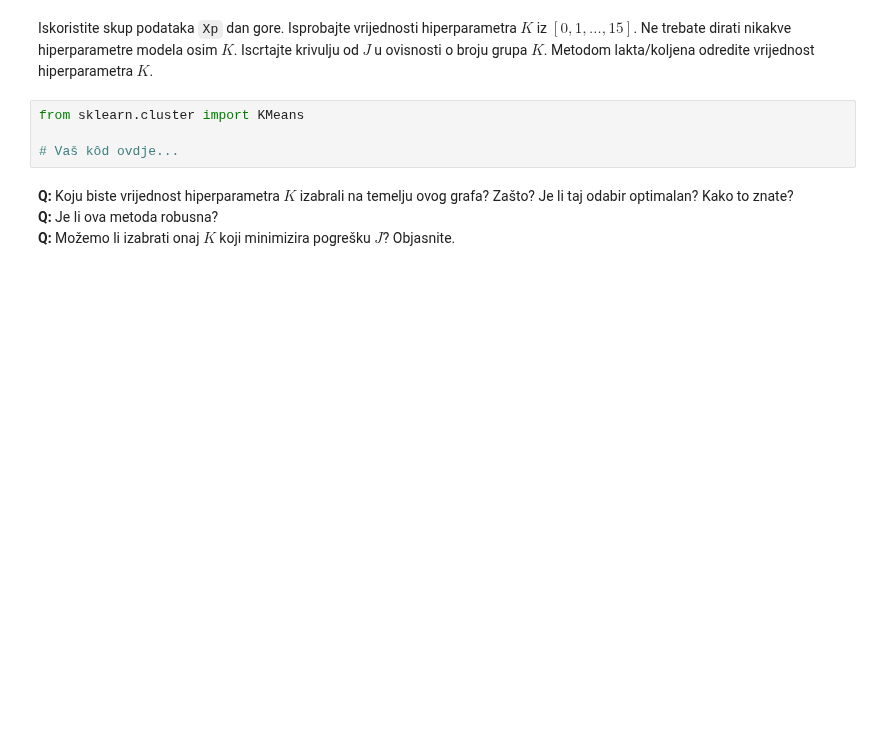
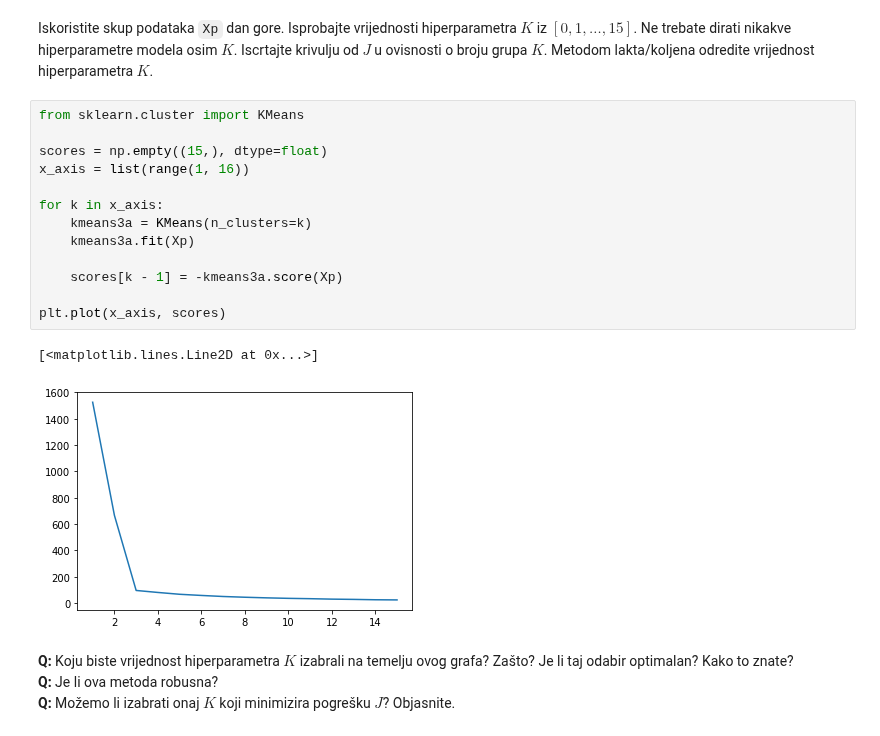
Before and after one commit to mateoim/su-lab-20-21, a Jupyter notebook: lab04/SU-2020-LAB04-0036509386.ipynb, the cells around one changed output. Drawn from its saved outputs; the diff is of its cells as text; blank space fills up the shorter version.

```diff
--- a/lab04/SU-2020-LAB04-0036509386.ipynb
+++ b/lab04/SU-2020-LAB04-0036509386.ipynb
@@ -481,10 +481,22 @@ plt.scatter(Xp[:,0], Xp[:,1], c=yp, cmap=plt.get_cmap("cool"), s=20)
 [figure]
 # %% [markdown]
 Iskoristite skup podataka `Xp` dan gore. Isprobajte vrijednosti hiperparametra $K$ iz $[0,1,\ldots,15]$. Ne trebate dirati nikakve hiperparametre modela osim $K$. Iscrtajte krivulju od $J$ u ovisnosti o broju grupa $K$. Metodom lakta/koljena odredite vrijednost hiperparametra $K$.
-# %%
-from sklearn.cluster import KMeans
-
-# Vaš kôd ovdje...
+# %%
+from sklearn.cluster import KMeans
+
+scores = np.empty((15,), dtype=float)
+x_axis = list(range(1, 16))
+
+for k in x_axis:
+    kmeans3a = KMeans(n_clusters=k)
+    kmeans3a.fit(Xp)
+
+    scores[k - 1] = -kmeans3a.score(Xp)
+
+plt.plot(x_axis, scores)
+# %% [output]
+[<matplotlib.lines.Line2D at 0x...>]
+[figure, added]
 # %% [markdown]
 **Q:** Koju biste vrijednost hiperparametra $K$ izabrali na temelju ovog grafa? Zašto? Je li taj odabir optimalan? Kako to znate?
 **Q:** Je li ova metoda robusna?
```
Also changed, not shown: parts of 9 cells of this notebook.
